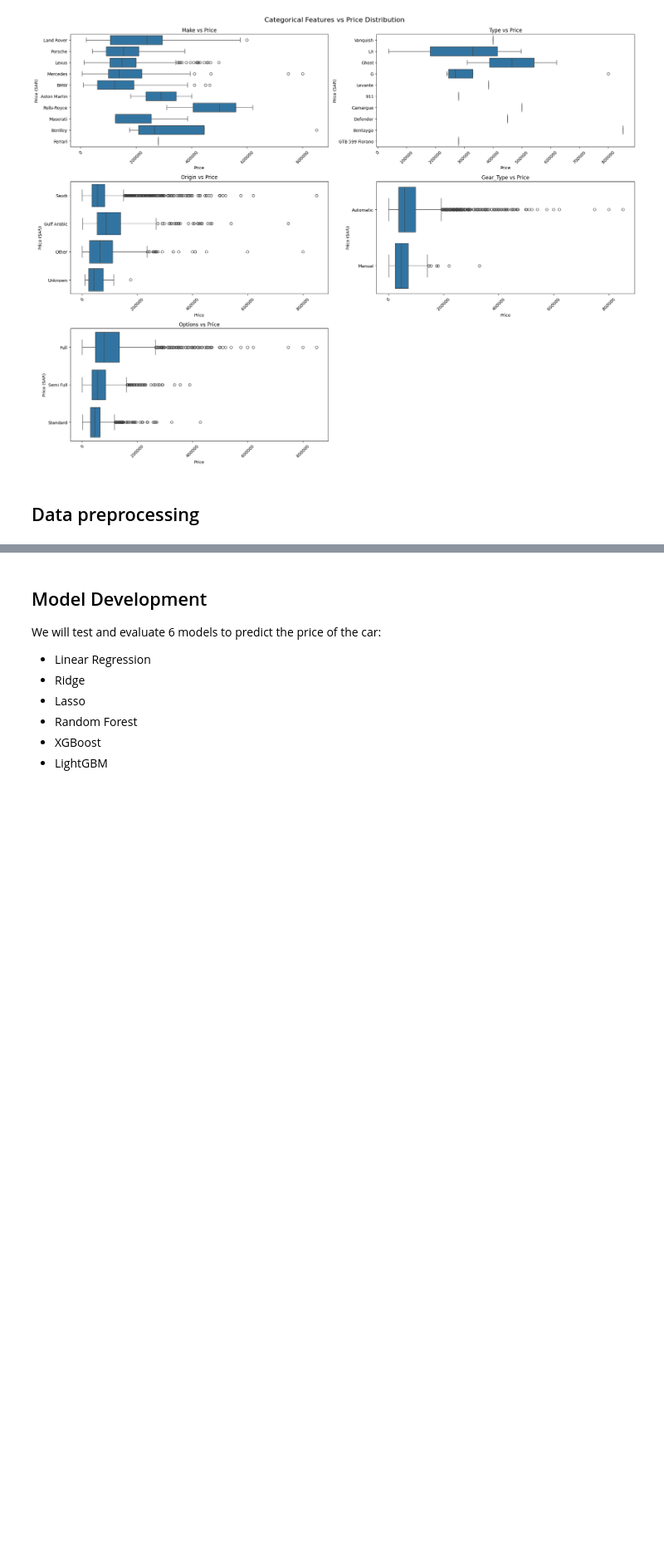
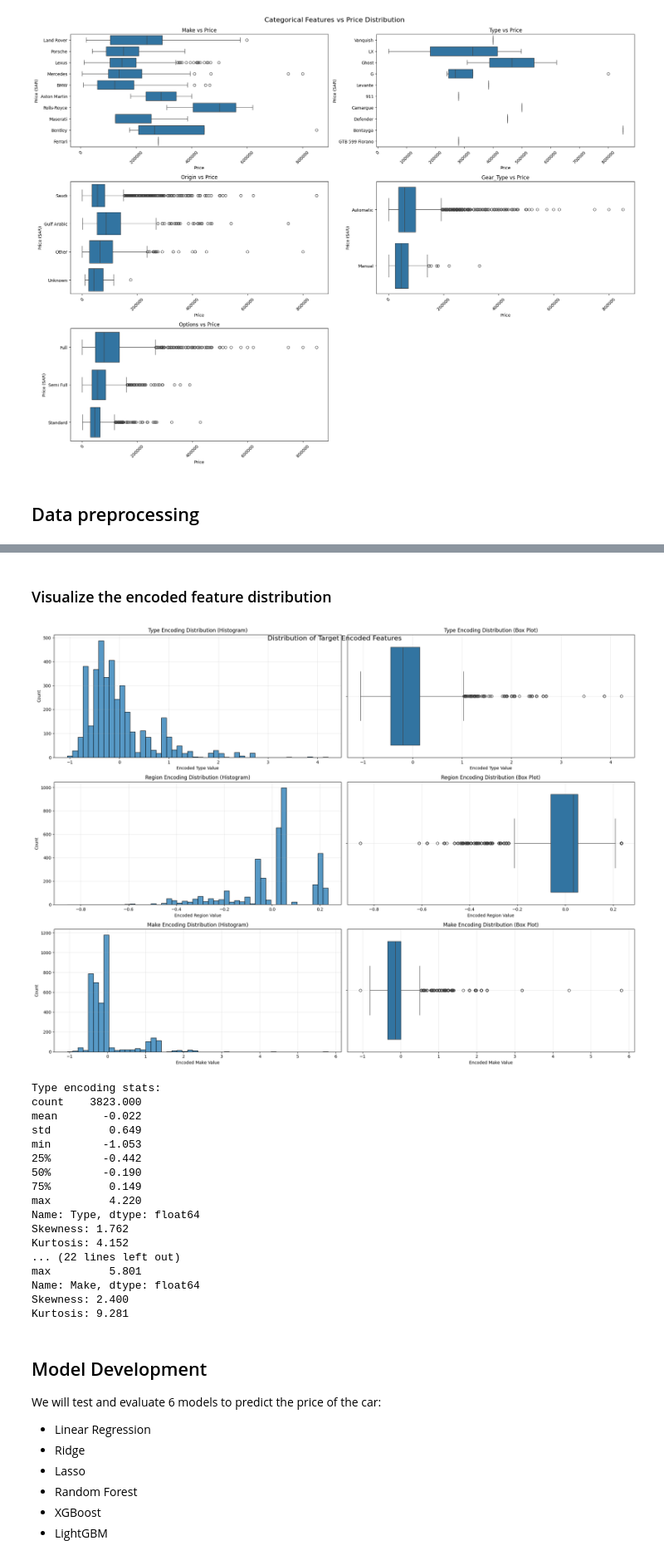
Before and after one commit to andresuchdata/saudi-used-cars, a Jupyter notebook: main.ipynb, the cells around one changed output, grey strips where cells are left out. Shown at 83% size. Drawn from its saved outputs; the diff is of its cells as text; code cells hidden in the pictures; blank space fills up the shorter version.

```diff
--- a/main.ipynb
+++ b/main.ipynb
@@ -403,3 +473,58 @@ df_encoded
+# %% [markdown]
+### Visualize the encoded feature distribution
+# %%
+# Create distribution plots for encoded features
+fig, axes = plt.subplots(3, 2, figsize=(20, 15))
+fig.suptitle('Distribution of Target Encoded Features', fontsize=16, y=0.95)
+
+# List of encoded features
+encoded_features = ['Type', 'Region', 'Make']
+
+for idx, feature in enumerate(encoded_features):
+    # Histogram on the left
+    sns.histplot(data=df_encoded, x=feature, bins=50, ax=axes[idx, 0])
+    axes[idx, 0].set_title(f'{feature} Encoding Distribution (Histogram)')
+    axes[idx, 0].set_xlabel(f'Encoded {feature} Value')
+    axes[idx, 0].grid(True, alpha=0.3)
+
+    # Box plot on the right
+    sns.boxplot(data=df_encoded, x=feature, ax=axes[idx, 1])
+    axes[idx, 1].set_title(f'{feature} Encoding Distribution (Box Plot)')
+    axes[idx, 1].set_xlabel(f'Encoded {feature} Value')
+    axes[idx, 1].grid(True, alpha=0.3)
+
+plt.tight_layout()
+plt.show()
+
+# Print summary statistics
+for feature in encoded_features:
+    print(f"\n{feature} encoding stats:")
+    print(df_encoded[feature].describe().round(3))
+
+    # Calculate additional statistics
+    skewness = df_encoded[feature].skew()
+    kurtosis = df_encoded[feature].kurtosis()
+    print(f"Skewness: {skewness:.3f}")
+    print(f"Kurtosis: {kurtosis:.3f}")
+# %% [output]
+[figure, added]
+Type encoding stats:
+count    3823.000
+mean       -0.022
+std         0.649
+min        -1.053
+25%        -0.442
+50%        -0.190
+75%         0.149
+max         4.220
+Name: Type, dtype: float64
+Skewness: 1.762
+Kurtosis: 4.152
+... (22 lines left out)
+max         5.801
+Name: Make, dtype: float64
+Skewness: 2.400
+Kurtosis: 9.281
 # %% [markdown]
 ## Model Development
 
```
Also changed, not shown: parts of 11 cells of this notebook.
